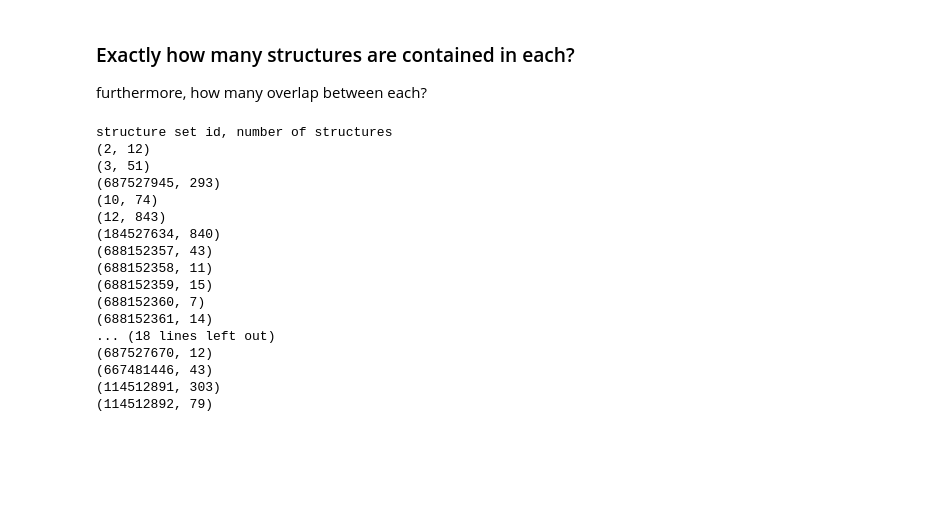
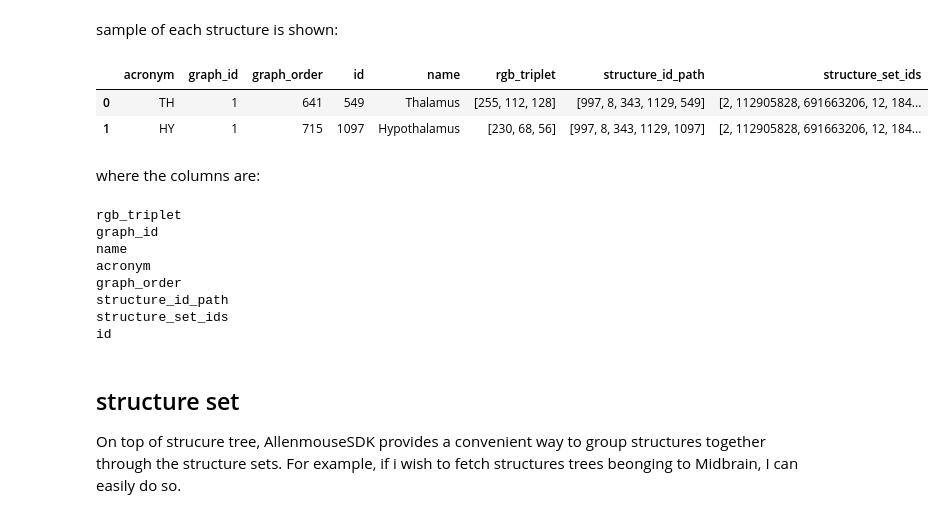
Before and after one commit to Davidnh8/MouseBrain, a Jupyter notebook: AllenMouse.ipynb, the cells around one changed output. Cells and saved outputs as stored; diff of their text form; code cells hidden in the pictures; blank space fills up the shorter version.

```diff
--- a/AllenMouse.ipynb
+++ b/AllenMouse.ipynb
@@ -130,4 +109,0 @@ pd.DataFrame(oapi_inst.get_structure_sets(structure_set_ids))
-# %% [markdown]
-### Exactly how many structures are contained in each?
-
-furthermore, how many overlap between each?
@@ -138,24 +110,27 @@ for i in structure_set_ids:
-# %%
-print "structure set id, number of structures"
-oapi_id_list=[]
-for i in ddict:
-    print(i,len(ddict[i]))
-    oapi_id_list.append(i)
-# %% [output]
-structure set id, number of structures
-(2, 12)
-(3, 51)
-(687527945, 293)
-(10, 74)
-(12, 843)
-(184527634, 840)
-(688152357, 43)
-(688152358, 11)
-(688152359, 15)
-(688152360, 7)
-(688152361, 14)
-... (18 lines left out)
-(687527670, 12)
-(667481446, 43)
-(114512891, 303)
-(114512892, 79)
+# %% [markdown]
+sample of each structure is shown:
+# %%
+pd.DataFrame(structure_tree.get_structures_by_name(['Thalamus','Hypothalamus']))
+# %% [output]
+|  | acronym | graph_id | graph_order | id | name | rgb_triplet | structure_id_path | structure_set_ids |
+| 0 | TH | 1 | 641 | 549 | Thalamus | [255, 112, 128] | [997, 8, 343, 1129, 549] | [2, 112905828, 691663206, 12, 184... |
+| 1 | HY | 1 | 715 | 1097 | Hypothalamus | [230, 68, 56] | [997, 8, 343, 1129, 1097] | [2, 112905828, 691663206, 12, 184... |
+# %% [markdown]
+where the columns are:
+# %%
+for i in structure_tree.get_structures_by_name(['Thalamus'])[0]:
+    print(i)
+# %% [output]
+rgb_triplet
+graph_id
+name
+acronym
+graph_order
+structure_id_path
+structure_set_ids
+id
+# %% [markdown]
+## structure set
+
+On top of strucure tree, AllenmouseSDK provides a convenient way to group structures together through the structure sets.
+For example, if i wish to fetch structures trees beonging to Midbrain, I can easily do so.
```
Also changed, not shown: parts of 422 cells of this notebook.
